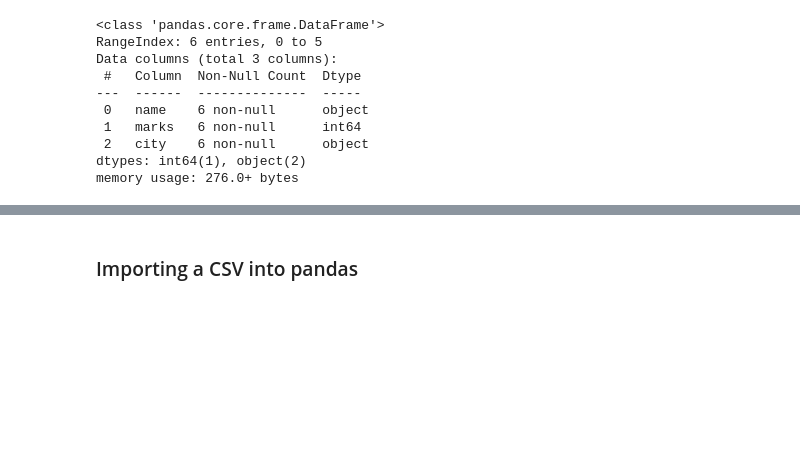
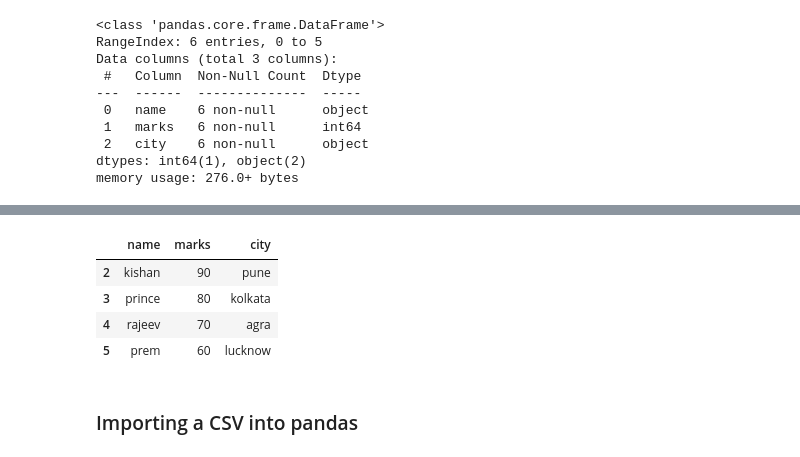
Before and after one commit to RishiSharmapro/Machine-Learning, a Jupyter notebook: pandas/pandas_basic.ipynb, the cells around one changed output, grey strips where cells are left out. Drawn from its saved outputs; the diff is of its cells as text; code cells hidden in the pictures; blank space fills up the shorter version.

```diff
--- a/pandas/pandas_basic.ipynb
+++ b/pandas/pandas_basic.ipynb
@@ -76,3 +105,17 @@ memory usage: 276.0+ bytes
+# %%
+# filtering rows
+
+# sigle condition
+# df[df['marks'] <= 80]
+
+# multiple conditions
+df[(df['marks'] <= 90) & (df['city'] != 'Delhi')]
+# %% [output]
+|  | name | marks | city |
+| 2 | kishan | 90 | pune |
+| 3 | prince | 80 | kolkata |
+| 4 | rajeev | 70 | agra |
+| 5 | prem | 60 | lucknow |
 # %% [markdown]
 ### Importing a CSV into pandas
 # %%
```
Also changed, not shown: parts of 26 cells of this notebook, 3 other files.
